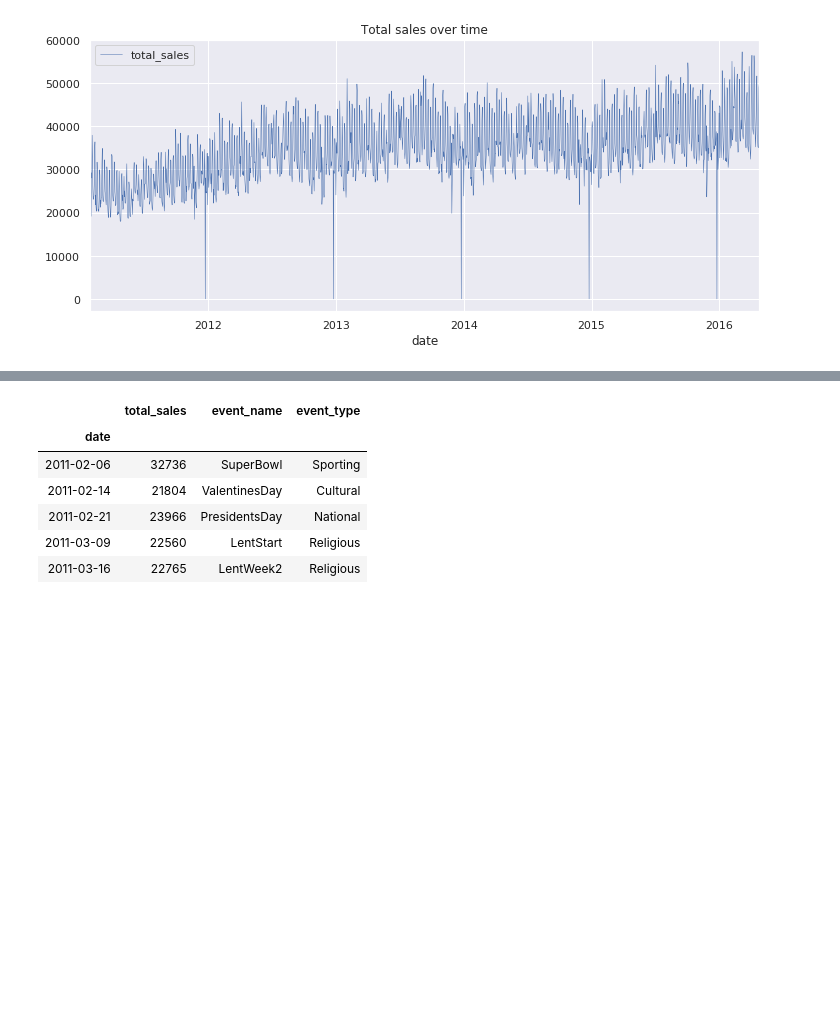
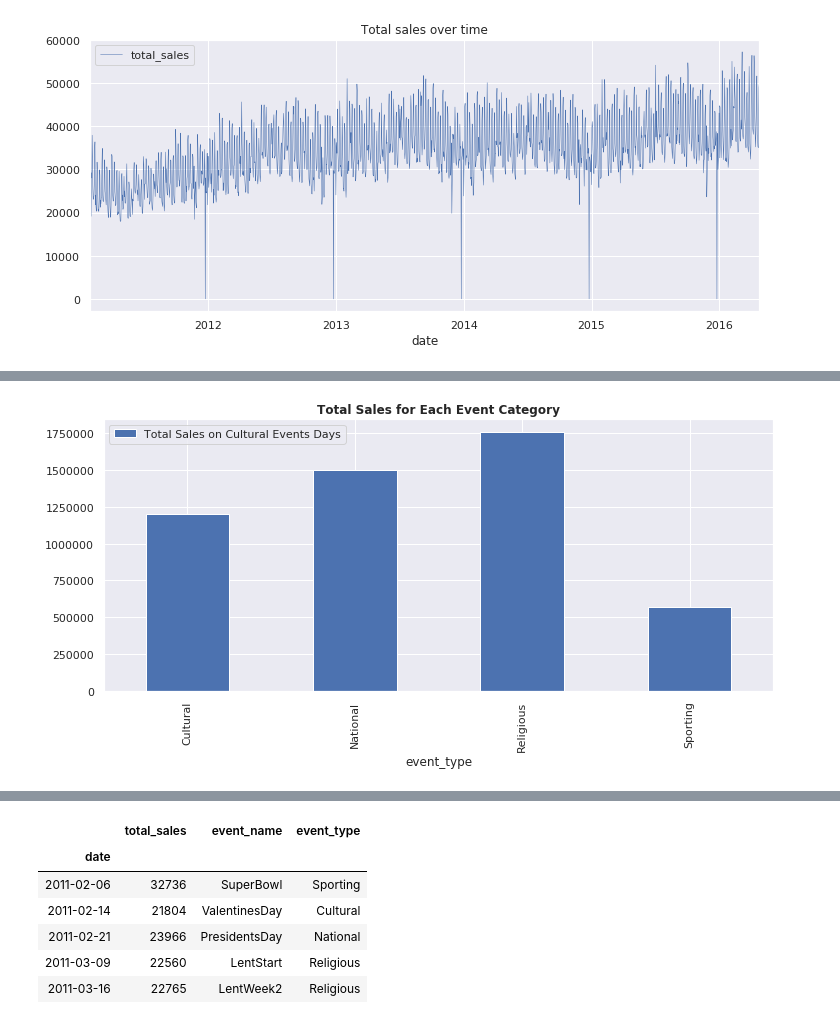
Before and after one commit to rka97/BigDataM5Project, a Jupyter notebook: code/data_exploration.ipynb, the cells around one changed output, grey strips where cells are left out. Saved outputs shown, nothing was run; the diff lists cells and outputs as text; code cells hidden in the pictures; blank space fills up the shorter version.

```diff
--- a/code/data_exploration.ipynb
+++ b/code/data_exploration.ipynb
@@ -387,0 +476,8 @@ plt.savefig("Total sales over time")
+# %%
+# gdf = sales_events1.groupby([sales_events1.index.month,'event_type']).agg({"total_sales":"sum"}).groupby(level=0).apply(lambda x: x).unstack().plot(kind='bar')
+gdf = sales_events1.groupby('event_type').agg({"total_sales":"sum"}).plot(kind='bar')
+plt.title("Total Sales for Each Event Category",fontweight = "bold")
+plt.legend(labels=['Total Sales on Cultural Events Days','Total Sales on National Events Days','Total Sales on Religous Events Days','Total Sales on Sporting Events Days'])
+plt.savefig("Total Sales for Each Event Category.png")
+# %% [output]
+[figure, added]
```
Also changed, not shown: parts of 33 cells of this notebook, 15 other files.
